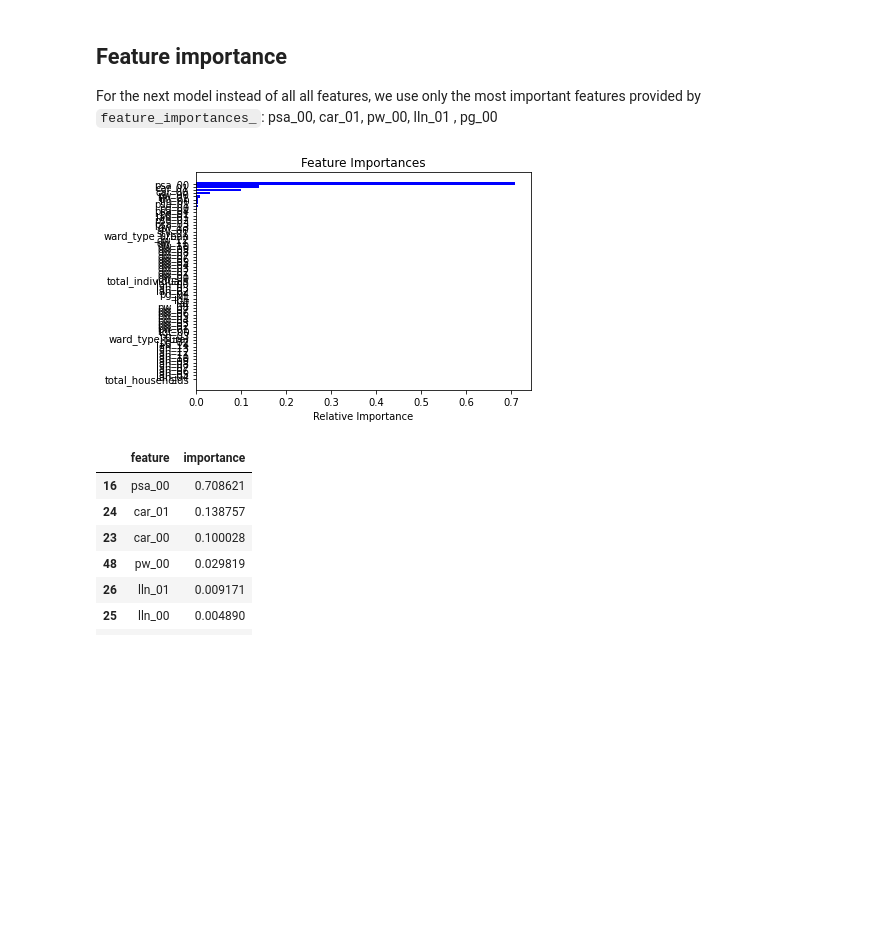
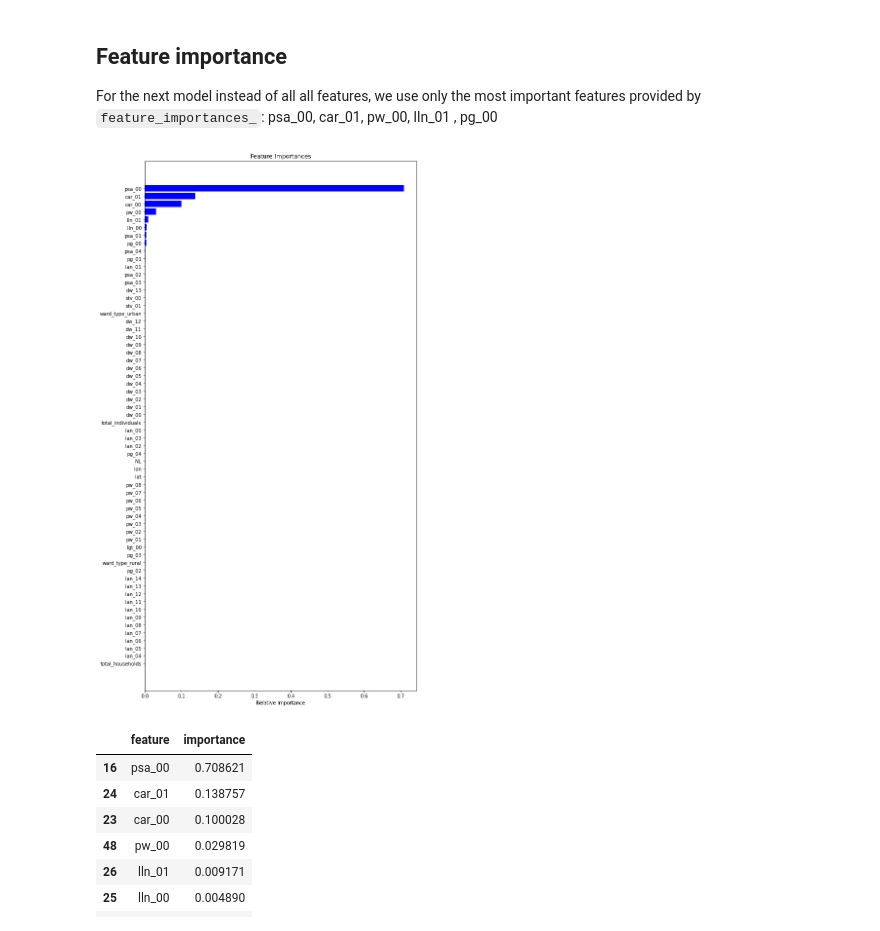
Before and after one commit to christine-berlin/Zindi_Data_female_households_RSA, a Jupyter notebook: models/random_forest_model.ipynb, the cells around one changed output. Drawn from its saved outputs; the diff is of its cells as text; code cells hidden in the pictures; blank space fills up the shorter version.

```diff
--- a/models/random_forest_model.ipynb
+++ b/models/random_forest_model.ipynb
@@ -22,7 +25,7 @@ import numpy as np
 RSEED = 42
 # %%
 # import dataset
-df = pd.read_csv("../Train.csv")
+df = pd.read_csv("/Users/janaconradi/neuefische/Zindi_Data_female_households_RSA/data/Train.csv")
 # %%
 # drop non numeric features
 df = df.drop(['ward','ADM4_PCODE'], axis=1)
@@ -84,14 +87,16 @@ The residuals are not evenly distributed, they have some clusters.
 ## Feature importance
 For the next model instead of all all features, we use only the most important features provided by `feature_importances_`: psa_00, car_01, pw_00, lln_01 , pg_00
 # %%
+# Visualization of feature importance
 features = X.columns
 importances = regr.feature_importances_
 indices = np.argsort(importances)
+f, ax = plt.subplots(figsize=(10, 20))
 plt.title('Feature Importances')
 plt.barh(range(len(indices)), importances[indices], color='b', align='center')
 plt.yticks(range(len(indices)), [features[i] for i in indices])
 plt.xlabel('Relative Importance')
 plt.show()
 # %% [output]
-[figure, old version]
+[figure, new version]
 # %%
```
Also changed, not shown: parts of 13 cells of this notebook, 2 other files.
